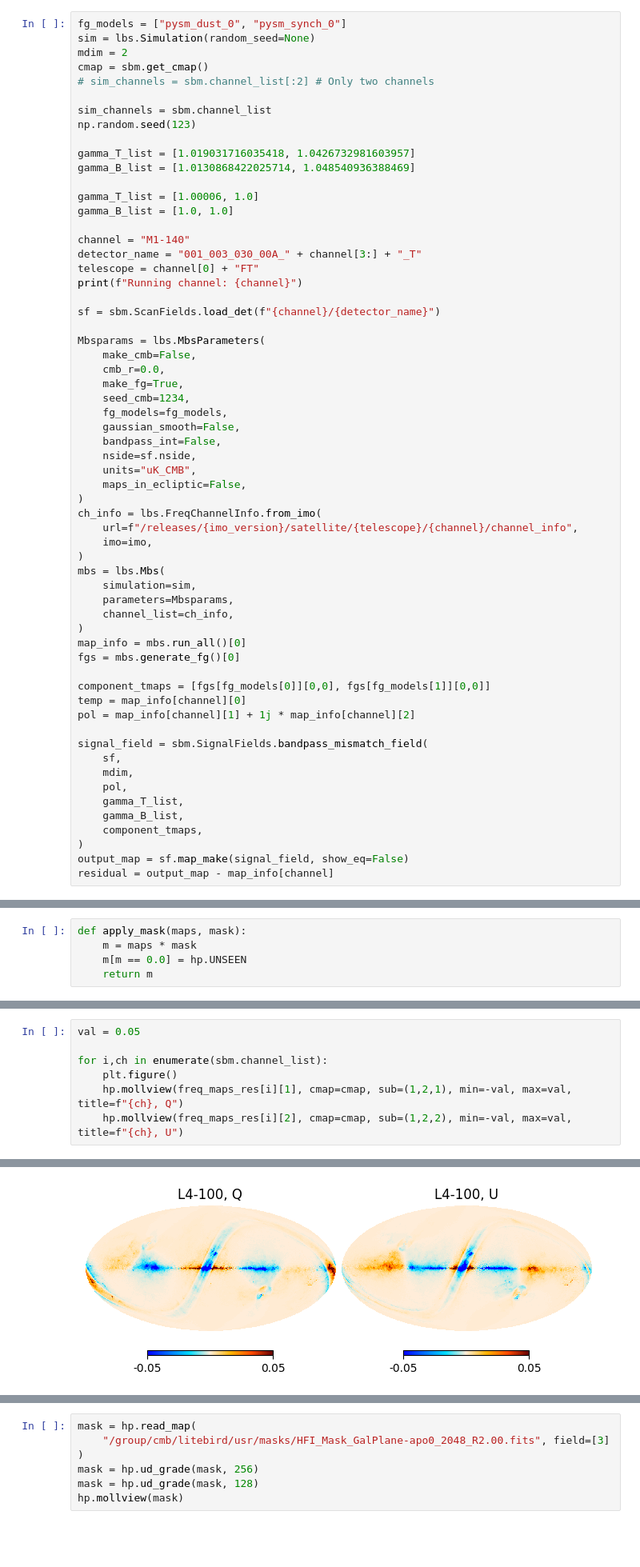
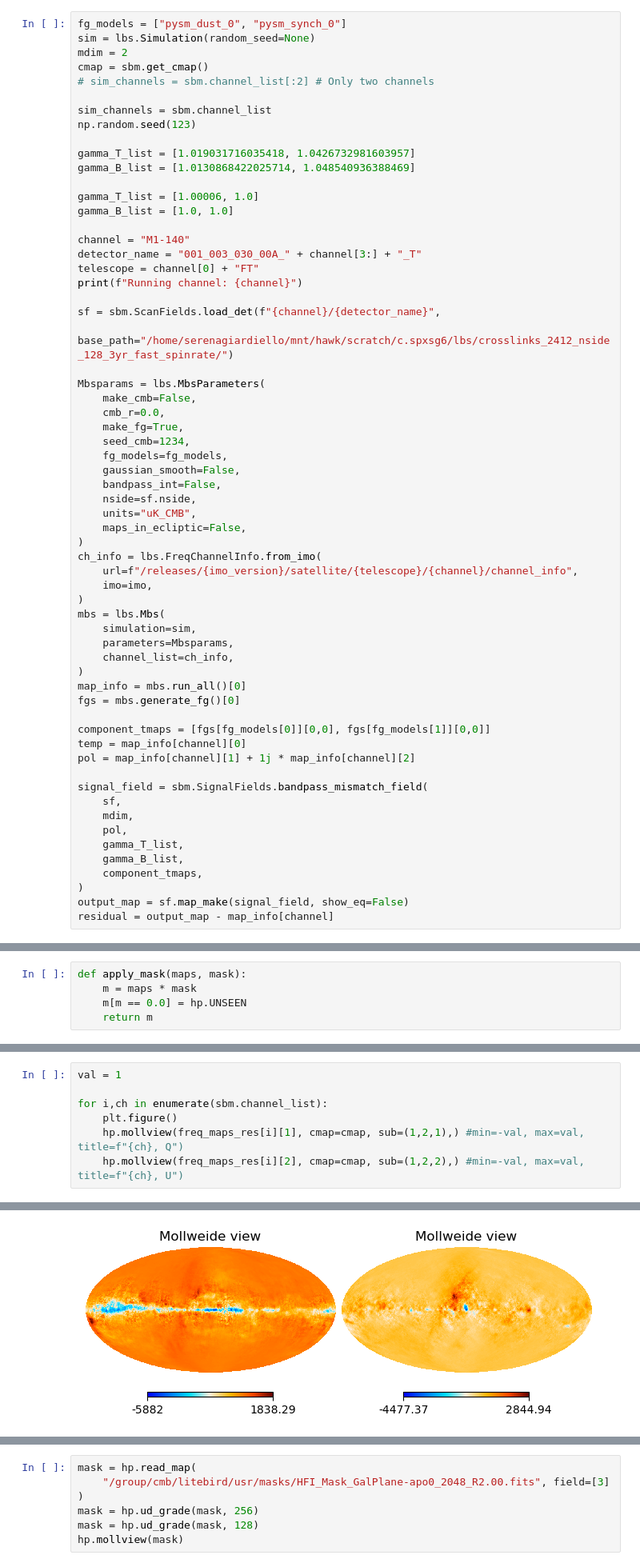
Before and after one commit to yusuke-takase/SBM, a Jupyter notebook: notebooks/bandpass_mismatch.ipynb, the cells around one changed output, grey strips where cells are left out. Shown at 80% size. Cells and saved outputs as stored; diff of their text form; blank space fills up the shorter version.

```diff
--- a/notebooks/bandpass_mismatch.ipynb
+++ b/notebooks/bandpass_mismatch.ipynb
@@ -56,7 +61,8 @@ detector_name = "001_003_030_00A_" + channel[3:] + "_T"
 telescope = channel[0] + "FT"
 print(f"Running channel: {channel}")
 
-sf = sbm.ScanFields.load_det(f"{channel}/{detector_name}")
+sf = sbm.ScanFields.load_det(f"{channel}/{detector_name}",
+            base_path="/home/serenagiardiello/mnt/hawk/scratch/c.spxsg6/lbs/crosslinks_2412_nside_128_3yr_fast_spinrate/")
 
 Mbsparams = lbs.MbsParameters(
     make_cmb=False,
@@ -174,8 +220,8 @@ freq_maps = np.array(freq_maps)
 # %%
-val = 0.05
+val = 1
 
 for i,ch in enumerate(sbm.channel_list):
     plt.figure()
-    hp.mollview(freq_maps_res[i][1], cmap=cmap, sub=(1,2,1), min=-val, max=val, title=f"{ch}, Q")
-    hp.mollview(freq_maps_res[i][2], cmap=cmap, sub=(1,2,2), min=-val, max=val, title=f"{ch}, U")
+    hp.mollview(freq_maps_res[i][1], cmap=cmap, sub=(1,2,1),) #min=-val, max=val, title=f"{ch}, Q")
+    hp.mollview(freq_maps_res[i][2], cmap=cmap, sub=(1,2,2),) #min=-val, max=val, title=f"{ch}, U")
 # %% [output]
@@ -191 +237 @@ for i,ch in enumerate(sbm.channel_list):
-[figure, old version]
+[figure, new version]
```
Also changed, not shown: parts of 10 cells of this notebook, 1 other file.
